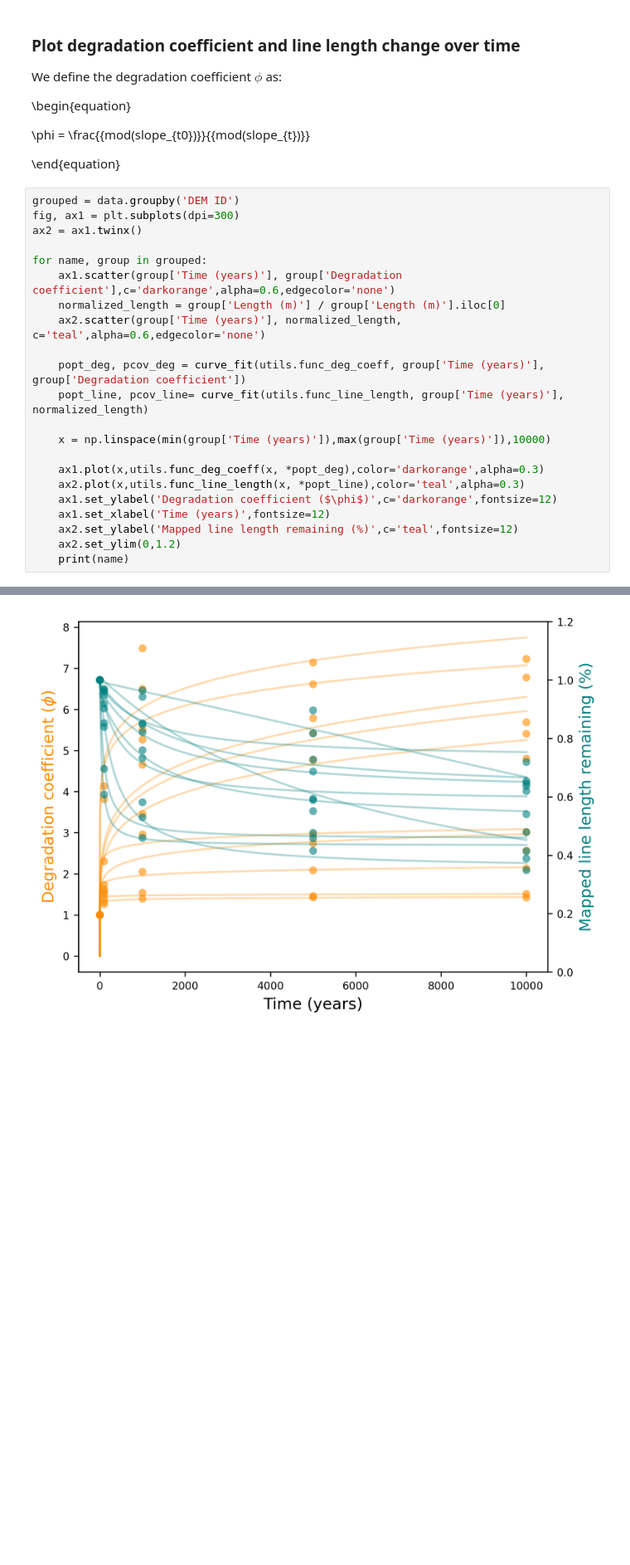
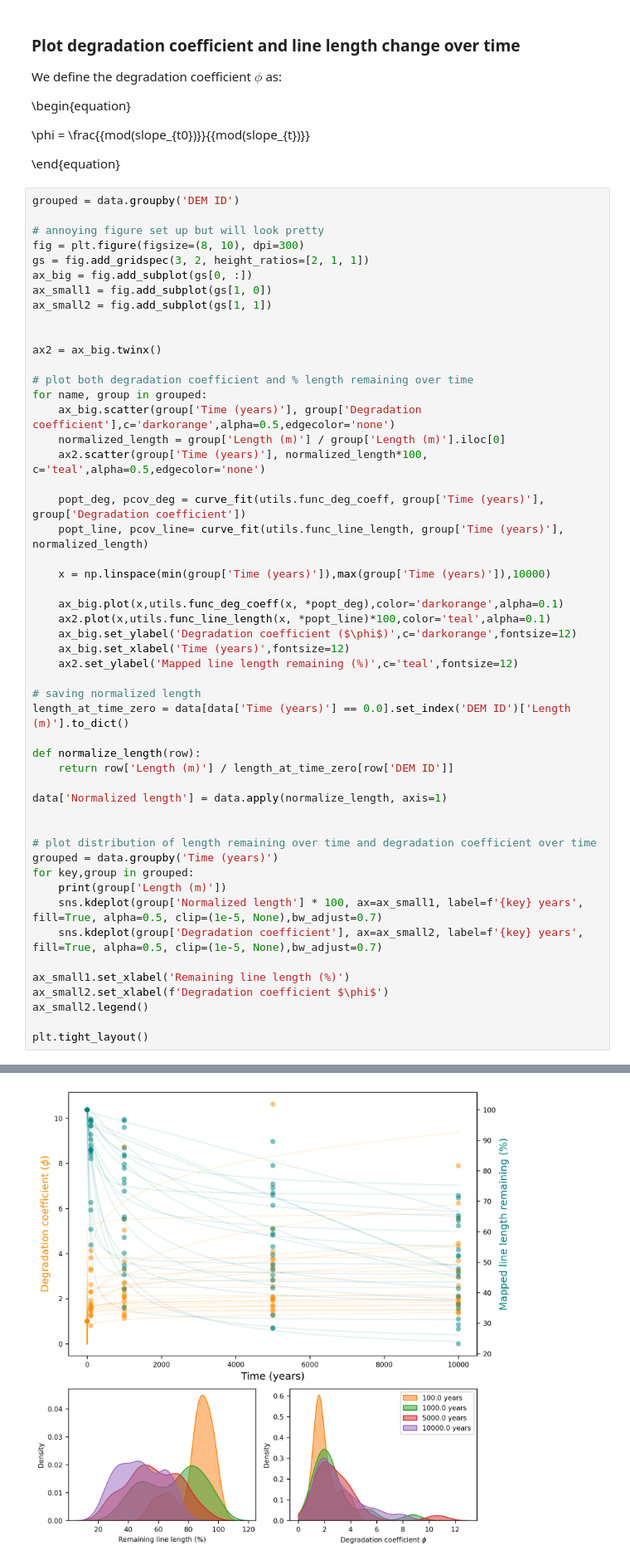
Before and after one commit to absrp/landscape_evolution_PFDHA, a Jupyter notebook: degradation_coefficient_length_evolution_comparison.ipynb, the cells around one changed output, grey strips where cells are left out. Shown: that part at 83% size. Saved outputs shown, nothing was run; the diff lists cells and outputs as text; blank space fills up the shorter version.

Commit message:
added density plots to visualize evolution

```diff
--- a/degradation_coefficient_length_evolution_comparison.ipynb
+++ b/degradation_coefficient_length_evolution_comparison.ipynb
@@ -49,24 +49,53 @@ We define the degradation coefficient $\phi$ as:
 \end{equation}
 # %%
 grouped = data.groupby('DEM ID')
-fig, ax1 = plt.subplots(dpi=300)
-ax2 = ax1.twinx()
 
+# annoying figure set up but will look pretty
+fig = plt.figure(figsize=(8, 10), dpi=300)
+gs = fig.add_gridspec(3, 2, height_ratios=[2, 1, 1])
+ax_big = fig.add_subplot(gs[0, :])
+ax_small1 = fig.add_subplot(gs[1, 0])
+ax_small2 = fig.add_subplot(gs[1, 1])
+
+
+ax2 = ax_big.twinx()
+
+# plot both degradation coefficient and % length remaining over time
 for name, group in grouped:
-    ax1.scatter(group['Time (years)'], group['Degradation coefficient'],c='darkorange',alpha=0.6,edgecolor='none')
+    ax_big.scatter(group['Time (years)'], group['Degradation coefficient'],c='darkorange',alpha=0.5,edgecolor='none')
     normalized_length = group['Length (m)'] / group['Length (m)'].iloc[0]
-    ax2.scatter(group['Time (years)'], normalized_length, c='teal',alpha=0.6,edgecolor='none')
+    ax2.scatter(group['Time (years)'], normalized_length*100, c='teal',alpha=0.5,edgecolor='none')
 
     popt_deg, pcov_deg = curve_fit(utils.func_deg_coeff, group['Time (years)'], group['Degradation coefficient'])
     popt_line, pcov_line= curve_fit(utils.func_line_length, group['Time (years)'], normalized_length)
 
     x = np.linspace(min(group['Time (years)']),max(group['Time (years)']),10000)
 
-    ax1.plot(x,utils.func_deg_coeff(x, *popt_deg),color='darkorange',alpha=0.3)
-    ax2.plot(x,utils.func_line_length(x, *popt_line),color='teal',alpha=0.3)
-    ax1.set_ylabel('Degradation coefficient ($\phi$)',c='darkorange',fontsize=12)
-    ax1.set_xlabel('Time (years)',fontsize=12)
+    ax_big.plot(x,utils.func_deg_coeff(x, *popt_deg),color='darkorange',alpha=0.1)
+    ax2.plot(x,utils.func_line_length(x, *popt_line)*100,color='teal',alpha=0.1)
+    ax_big.set_ylabel('Degradation coefficient ($\phi$)',c='darkorange',fontsize=12)
+    ax_big.set_xlabel('Time (years)',fontsize=12)
     ax2.set_ylabel('Mapped line length remaining (%)',c='teal',fontsize=12)
-    ax2.set_ylim(0,1.2)
-    print(name)
+
+# saving normalized length
+length_at_time_zero = data[data['Time (years)'] == 0.0].set_index('DEM ID')['Length (m)'].to_dict()
+
+def normalize_length(row):
+    return row['Length (m)'] / length_at_time_zero[row['DEM ID']]
+
+data['Normalized length'] = data.apply(normalize_length, axis=1)
+
+
+# plot distribution of length remaining over time and degradation coefficient over time
+grouped = data.groupby('Time (years)')
+for key,group in grouped:
+    print(group['Length (m)'])
+    sns.kdeplot(group['Normalized length'] * 100, ax=ax_small1, label=f'{key} years', fill=True, alpha=0.5, clip=(1e-5, None),bw_adjust=0.7)
+    sns.kdeplot(group['Degradation coefficient'], ax=ax_small2, label=f'{key} years', fill=True, alpha=0.5, clip=(1e-5, None),bw_adjust=0.7)
+
+ax_small1.set_xlabel('Remaining line length (%)')
+ax_small2.set_xlabel(f'Degradation coefficient $\phi$')
+ax_small2.legend()
+
+plt.tight_layout()
 # %% [output]
@@ -83 +119 @@ R9
-[figure, old version]
+[figure, new version]
```
Also changed, not shown: parts of 1 cell of this notebook, 1 other file.
